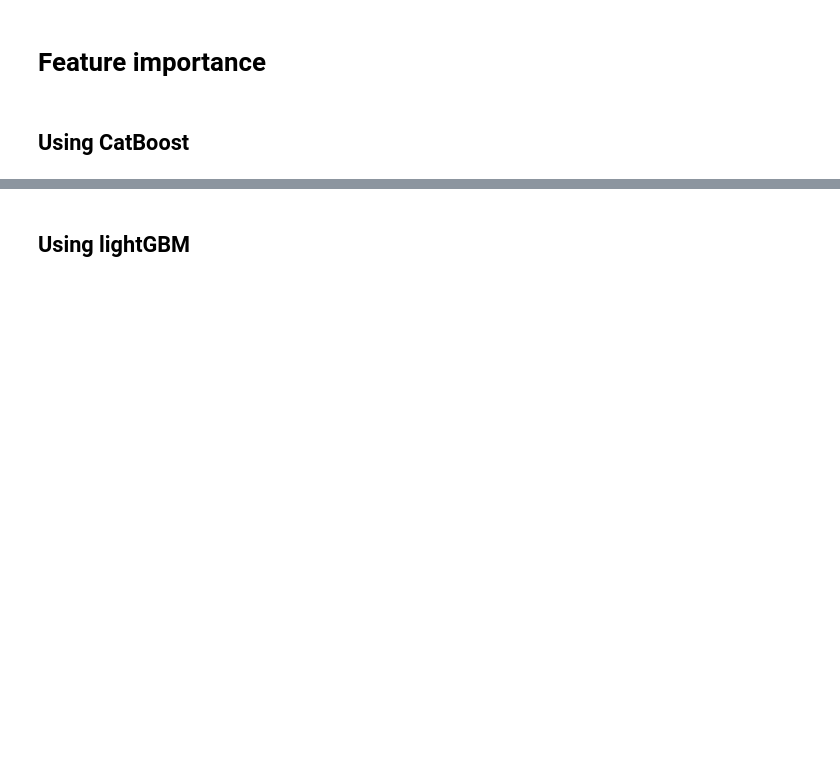
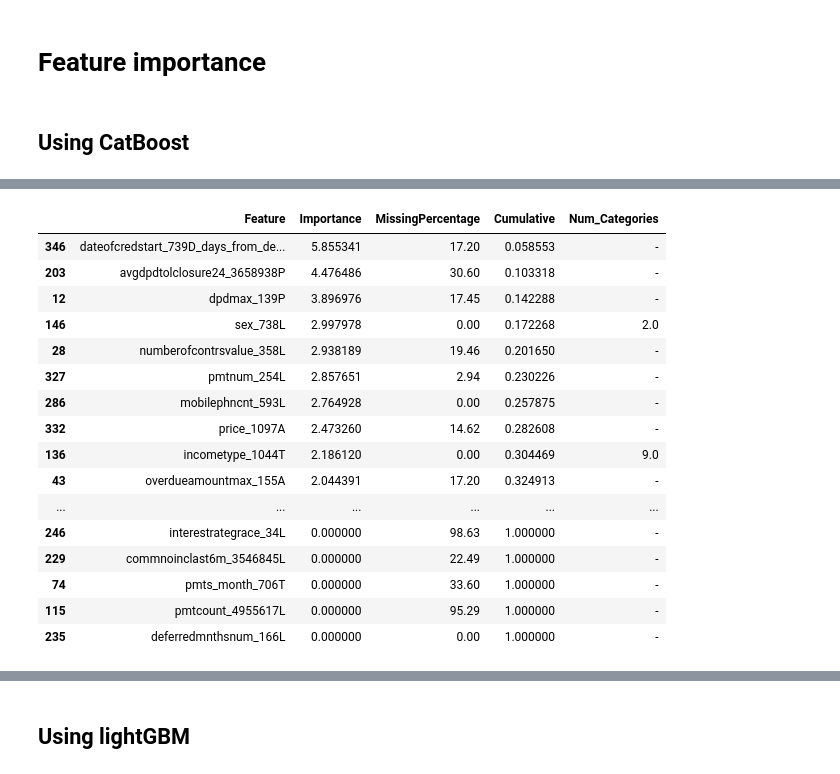
Before and after one commit to manpreetsingh227/MSc-project, a Jupyter notebook: notebooks/featureselection.ipynb, the cells around one changed output, grey strips where cells are left out. Saved outputs shown, nothing was run; the diff lists cells and outputs as text; code cells hidden in the pictures; blank space fills up the shorter version.

```diff
--- a/notebooks/featureselection.ipynb
+++ b/notebooks/featureselection.ipynb
@@ -997,9 +1110,12 @@ merged["date_decision"] = merged["date_decision"].astype("datetime64[ns]")
 
 # Calculate age in years at the time of decision
 merged["age_at_decision"] = (merged["date_decision"] - merged["birth_259D"]).dt.days // 365
+merged.drop(columns=["birth_259D"])
+
+merged = convert_dates_to_days_from_decision(merged, decision_col='date_decision')
 
 # Drop the original columns
-merged.drop(columns=["birth_259D", "date_decision"], inplace=True)
+merged.drop(columns=["date_decision"], inplace=True)
 # %%
 bool_cols = merged.select_dtypes(include='bool').columns.tolist()
 for col in bool_cols:
@@ -1015,0 +1192,24 @@ cx3-2-11.cx3.hpc.ic.ac.uk
+# %%
+import pandas as pd
+
+# Show all rows and columns
+pd.set_option('display.max_rows', None)
+pd.set_option('display.max_columns', None)
+
+# Total number of rows
+total_rows = len(X)
+
+# Calculate missing values percentage
+missing_percentage = X.isnull().sum() / total_rows * 100
+
+# Add missing percentage to importance_df
+importance_df['MissingPercentage'] = importance_df['Feature'].map(missing_percentage)
+
+# Optional: round for cleaner view
+importance_df['MissingPercentage'] = importance_df['MissingPercentage'].round(2)
+
+# Sort if needed
+importance_df = importance_df.sort_values(by='Importance', ascending=False)
+
+# Display top N rows
+print(importance_df[["Feature","Importance",'MissingPercentage']].head(50))
@@ -1016,3 +1236,35 @@ cx3-2-11.cx3.hpc.ic.ac.uk
+# %%
+# Compute the number of unique categories for each categorical feature
+cat_cardinality = {
+    col: X[col].nunique()
+    for col in categorical_cols if col in X.columns
+}
+
+# Map cardinality into importance_df
+importance_df['Num_Categories'] = importance_df['Feature'].map(cat_cardinality).fillna('-').astype(str)
+
+importance_df = importance_df.sort_values(by='Importance', ascending=False)
+importance_df['Cumulative'] = importance_df['Importance'].cumsum() / importance_df['Importance'].sum()
+cutoff_df = importance_df#[importance_df['Cumulative'] <= 0.95]
+cutoff_df
+# %% [output]
+|  | Feature | Importance | MissingPercentage | Cumulative | Num_Categories |
+| 346 | dateofcredstart_739D_days_from_de... | 5.855341 | 17.20 | 0.058553 | - |
+| 203 | avgdpdtolclosure24_3658938P | 4.476486 | 30.60 | 0.103318 | - |
+| 12 | dpdmax_139P | 3.896976 | 17.45 | 0.142288 | - |
+| 146 | sex_738L | 2.997978 | 0.00 | 0.172268 | 2.0 |
+| 28 | numberofcontrsvalue_358L | 2.938189 | 19.46 | 0.201650 | - |
+| 327 | pmtnum_254L | 2.857651 | 2.94 | 0.230226 | - |
+| 286 | mobilephncnt_593L | 2.764928 | 0.00 | 0.257875 | - |
+| 332 | price_1097A | 2.473260 | 14.62 | 0.282608 | - |
+| 136 | incometype_1044T | 2.186120 | 0.00 | 0.304469 | 9.0 |
+| 43 | overdueamountmax_155A | 2.044391 | 17.20 | 0.324913 | - |
+| ... | ... | ... | ... | ... | ... |
+| 246 | interestrategrace_34L | 0.000000 | 98.63 | 1.000000 | - |
+| 229 | commnoinclast6m_3546845L | 0.000000 | 22.49 | 1.000000 | - |
+| 74 | pmts_month_706T | 0.000000 | 33.60 | 1.000000 | - |
+| 115 | pmtcount_4955617L | 0.000000 | 95.29 | 1.000000 | - |
+| 235 | deferredmnthsnum_166L | 0.000000 | 0.00 | 1.000000 | - |
 # %%
 import pandas as pd
 import multiprocessing
```
Also changed, not shown: parts of 25 cells of this notebook, 7 other files.
